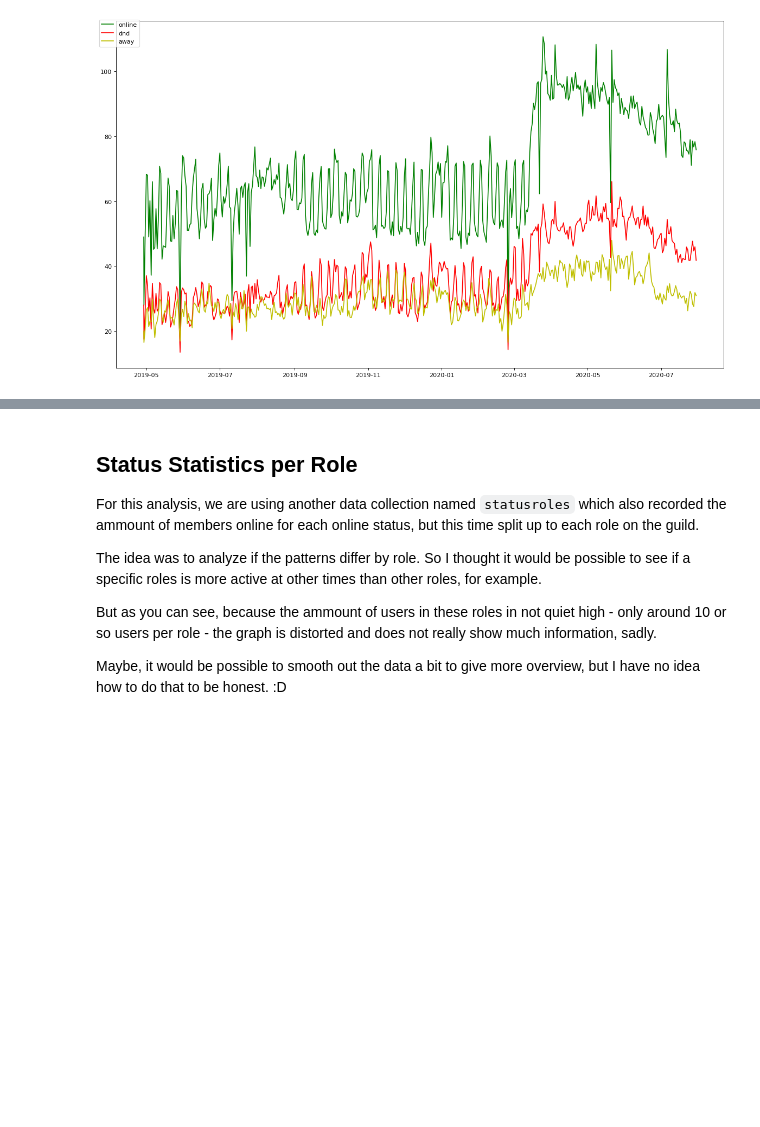
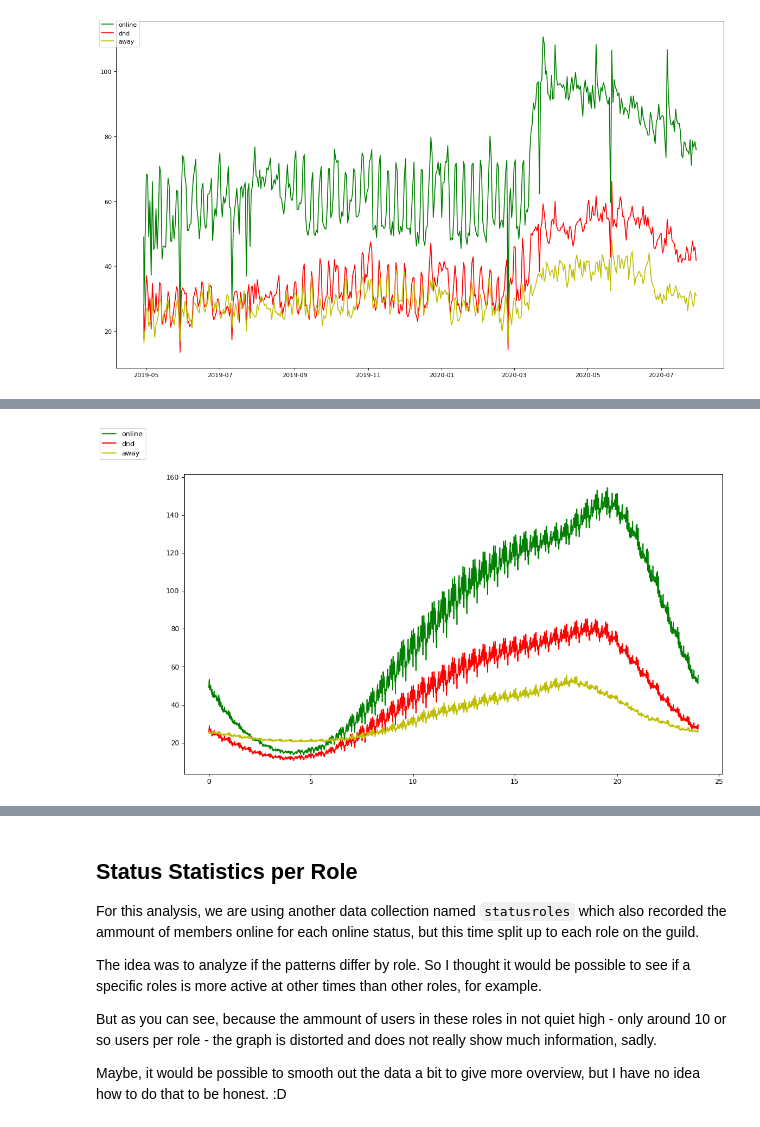
Before and after one commit to dev-schueppchen/kirby-results, a Jupyter notebook: Status.ipynb, the cells around one changed output, grey strips where cells are left out. Drawn from its saved outputs; the diff is of its cells as text; code cells hidden in the pictures; blank space fills up the shorter version.

```diff
--- a/Status.ipynb
+++ b/Status.ipynb
@@ -164,0 +249,4 @@ plt.show()
+# %%
+average_status_over_time(lambda ts: (ts.hour * 60 + ts.minute) / 60)
+# %% [output]
+[figure, added]
```
Also changed, not shown: parts of 16 cells of this notebook, 1 other file.
